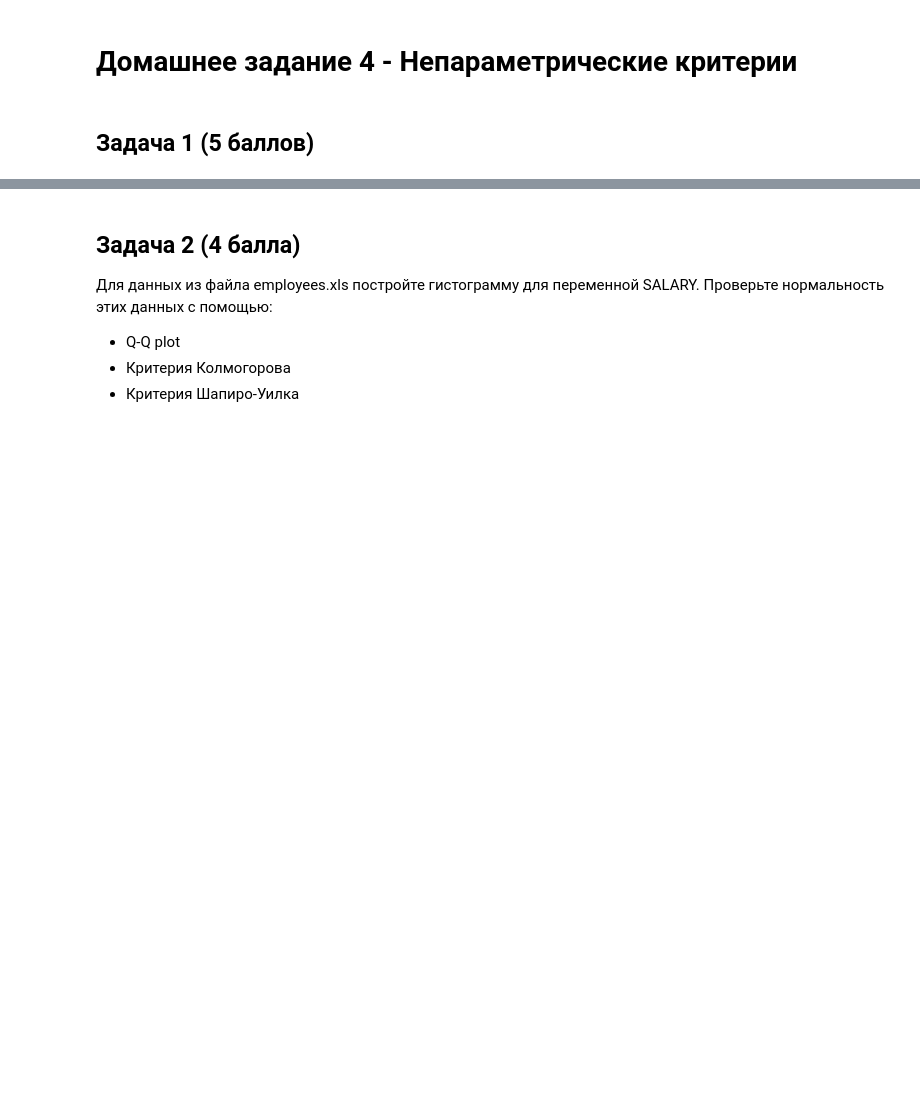
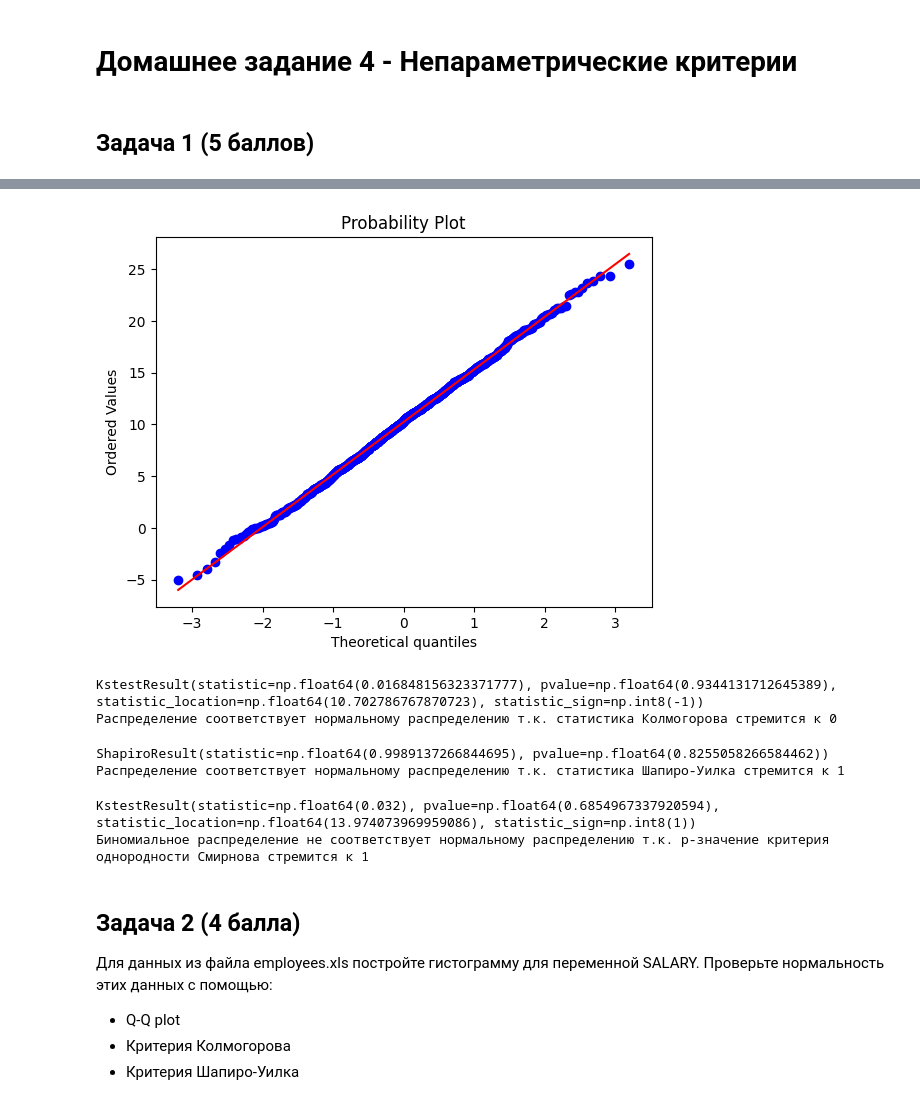
Before and after one commit to hilkovich/itmo_math_stat, a Jupyter notebook: homework_4/HW_4.ipynb, the cells around one changed output, grey strips where cells are left out. Drawn from its saved outputs; the diff is of its cells as text; code cells hidden in the pictures; blank space fills up the shorter version.

```diff
--- a/homework_4/HW_4.ipynb
+++ b/homework_4/HW_4.ipynb
@@ -24,0 +132,5 @@
+# %%
+random_idx = np.random.choice(1000, 500, replace=False)
+norm_dist_5 = norm_dist.copy()
+
+norm_dist_5[random_idx] = norm_dist_5[random_idx] * 1.05
@@ -25,3 +143,44 @@
+# %%
+probplot(norm_dist_5, dist="norm", plot=plt)
+
+plt.show()
+# %% [output]
+[figure, added]
+# %%
+norm_kstest_new = kstest(
+    norm_dist_5, "norm", args=(np.mean(norm_dist_5), np.std(norm_dist_5))
+)
+
+print(norm_kstest_new)
+
+print(
+    "Распределение соответствует нормальному распределению т.к. статистика Колмогорова стремится к 0"
+)
+# %% [output]
+KstestResult(statistic=np.float64(0.016848156323371777), pvalue=np.float64(0.9344131712645389), statistic_location=np.float64(10.702786767870723), statistic_sign=np.int8(-1))
+Распределение соответствует нормальному распределению т.к. статистика Колмогорова стремится к 0
+# %%
+norm_shapiro_new = shapiro(norm_dist_5)
+
+print(norm_shapiro_new)
+
+print(
+    "Распределение соответствует нормальному распределению т.к. статистика Шапиро-Уилка стремится к 1"
+)
+# %% [output]
+ShapiroResult(statistic=np.float64(0.9989137266844695), pvalue=np.float64(0.8255058266584462))
+Распределение соответствует нормальному распределению т.к. статистика Шапиро-Уилка стремится к 1
+# %%
+dist_new_ks_2samp = ks_2samp(norm_dist, norm_dist_5)
+
+print(dist_new_ks_2samp)
+
+print(
+    "Биномиальное распределение не соответствует нормальному распределению т.к. р-значение критерия однородности Смирнова стремится к 1"
+)
+# %% [output]
+KstestResult(statistic=np.float64(0.032), pvalue=np.float64(0.6854967337920594), statistic_location=np.float64(13.974073969959086), statistic_sign=np.int8(1))
+Биномиальное распределение не соответствует нормальному распределению т.к. р-значение критерия однородности Смирнова стремится к 1
 # %% [markdown]
 ## Задача 2 (4 балла)
 
```
Also changed, not shown: parts of 24 cells of this notebook.
